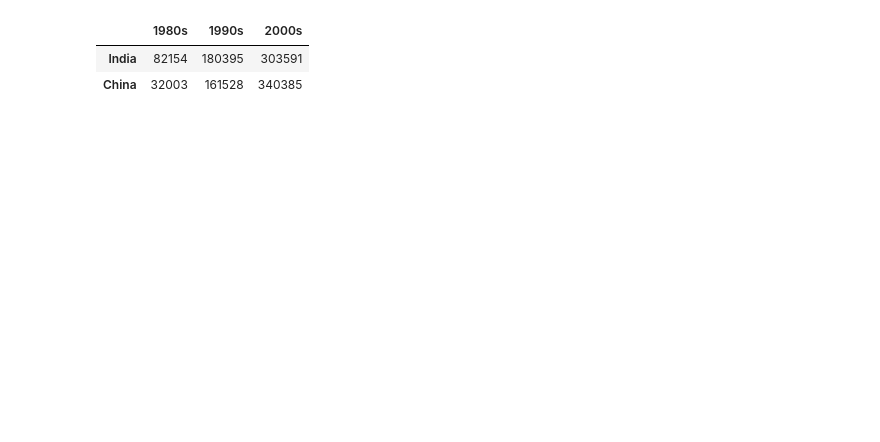
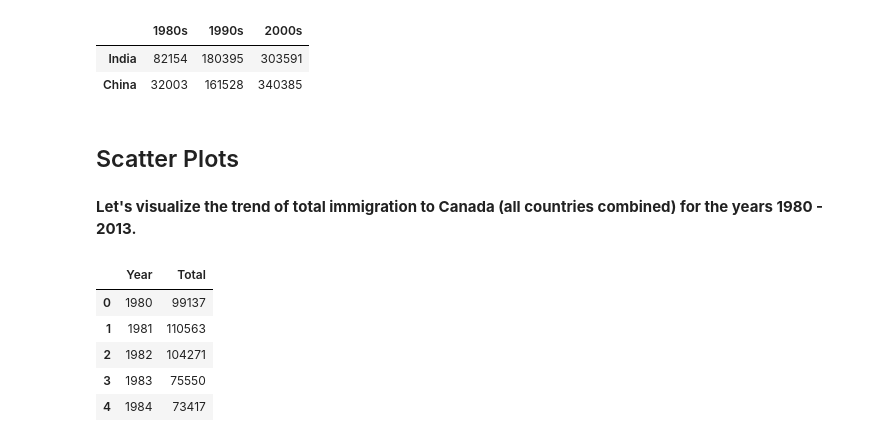
Before and after one commit to aitezazakhtar/Visualization-using-SpecializedTools, a Jupyter notebook: visualize-using-specialTools.ipynb, the cells around one changed output. Drawn from its saved outputs; the diff is of its cells as text; code cells hidden in the pictures; blank space fills up the shorter version.

```diff
--- a/visualize-using-specialTools.ipynb
+++ b/visualize-using-specialTools.ipynb
@@ -259,3 +266,21 @@ df_top15[df_top15['2000s']> 209611.5]
 |  | 1980s | 1990s | 2000s |
 | India | 82154 | 180395 | 303591 |
 | China | 32003 | 161528 | 340385 |
+# %% [markdown]
+## Scatter Plots
+# %% [markdown]
+**Let's visualize the trend of total immigration to Canada (all countries combined) for the years 1980 - 2013.**
+# %%
+df_total = df_can[years].sum(axis=0).to_frame()
+df_total.reset_index(inplace=True)
+df_total.columns=['Year','Total']
+#df_total.index = map(int, df_total.index)
+df_total['Year'] = df_total['Year'].astype('int')
+df_total.head()
+# %% [output]
+|  | Year | Total |
+| 0 | 1980 | 99137 |
+| 1 | 1981 | 110563 |
+| 2 | 1982 | 104271 |
+| 3 | 1983 | 75550 |
+| 4 | 1984 | 73417 |
```
Also changed, not shown: parts of 7 cells of this notebook.
